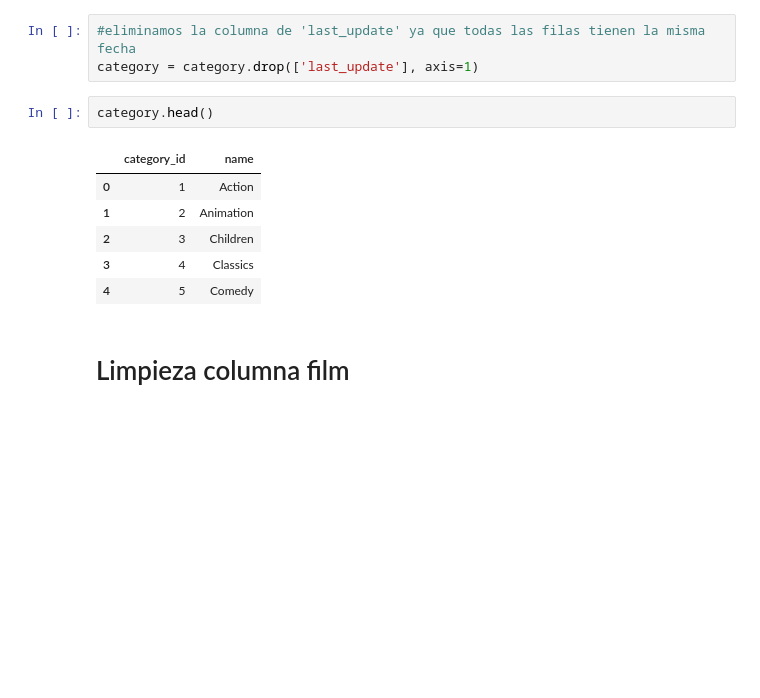
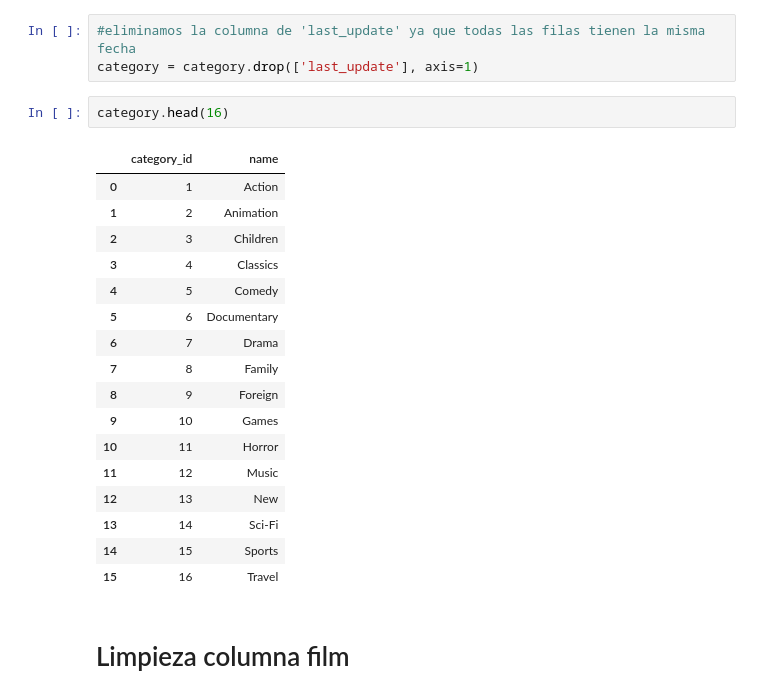
Before and after one commit to jrodrisanz/ProyectoSQL, a Jupyter notebook: src/main.ipynb, the cells around one changed output. Drawn from its saved outputs; the diff is of its cells as text; blank space fills up the shorter version.

```diff
--- a/src/main.ipynb
+++ b/src/main.ipynb
@@ -61,14 +61,25 @@ Name: last_update, dtype: int64
 #eliminamos la columna de 'last_update' ya que todas las filas tienen la misma fecha
 category = category.drop(['last_update'], axis=1)
 # %%
-category.head()
+category.head(16)
 # %% [output]
 |  | category_id | name |
 | 0 | 1 | Action |
 | 1 | 2 | Animation |
 | 2 | 3 | Children |
 | 3 | 4 | Classics |
 | 4 | 5 | Comedy |
+| 5 | 6 | Documentary |
+| 6 | 7 | Drama |
+| 7 | 8 | Family |
+| 8 | 9 | Foreign |
+| 9 | 10 | Games |
+| 10 | 11 | Horror |
+| 11 | 12 | Music |
+| 12 | 13 | New |
+| 13 | 14 | Sci-Fi |
+| 14 | 15 | Sports |
+| 15 | 16 | Travel |
 # %% [markdown]
 # Limpieza columna film
 # %%
```
Also changed, not shown: parts of 34 cells of this notebook, 5 other files.
